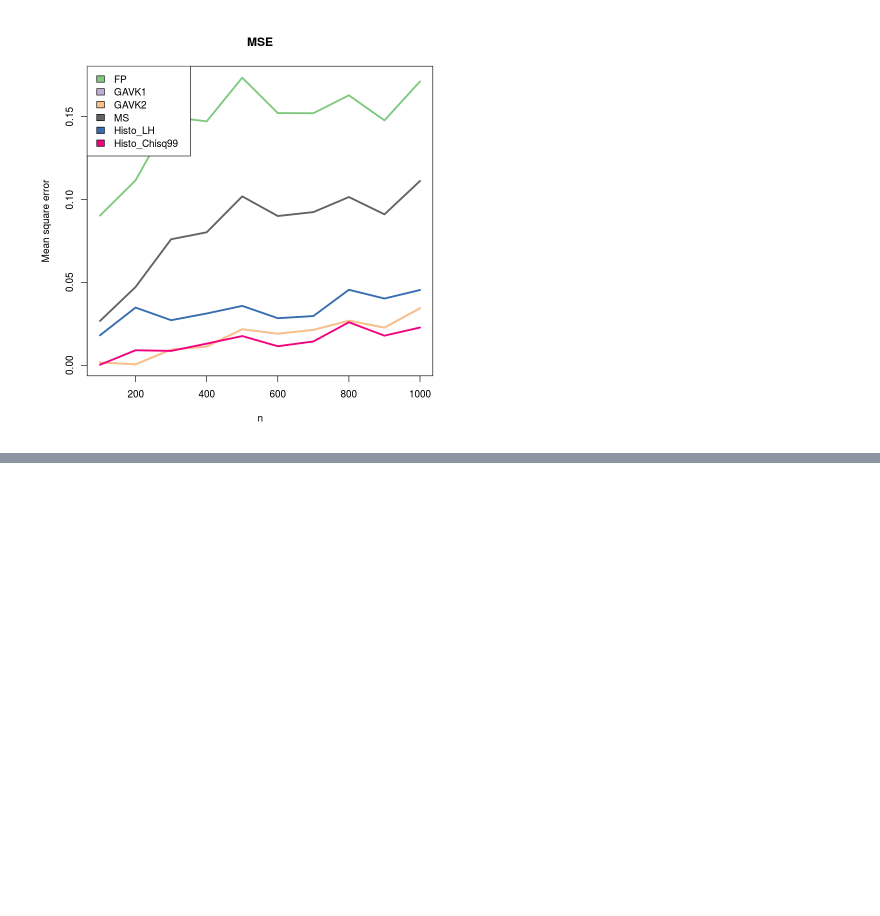
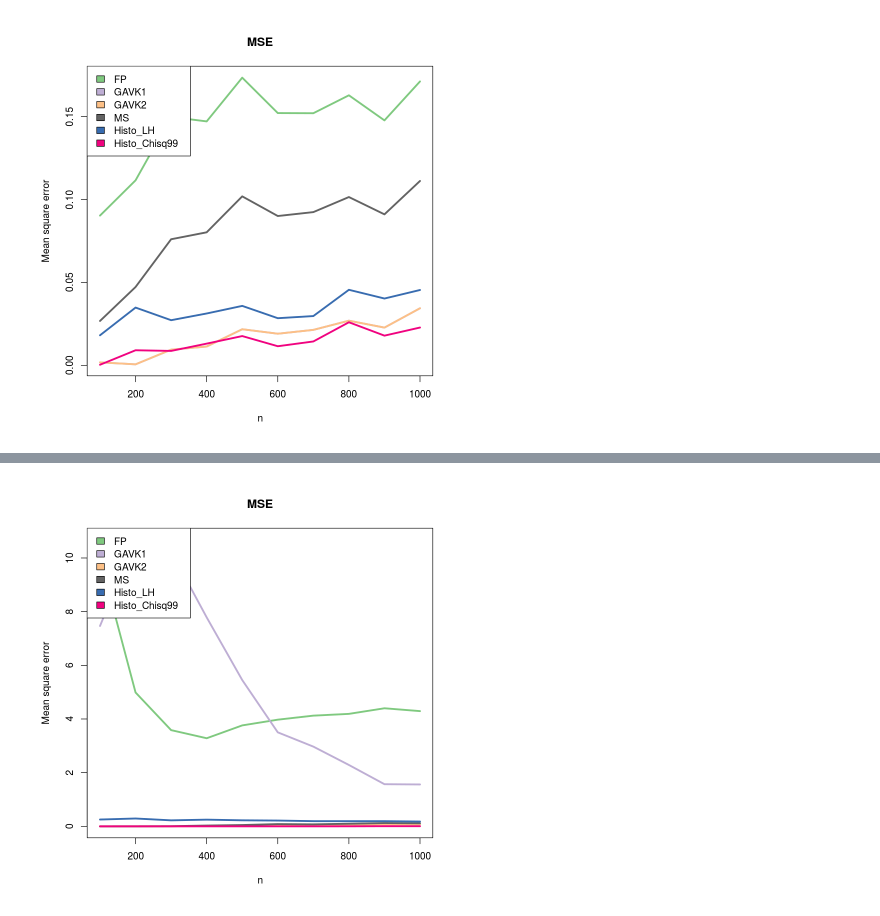
Before and after one commit to leizan/Compare-CMI_Histo-and-CMI_kNN, a Jupyter notebook: Experiment lists.ipynb, the cells around one changed output, grey strips where cells are left out. Saved outputs shown, nothing was run; the diff lists cells and outputs as text; code cells hidden in the pictures; blank space fills up the shorter version.

Commit message:
Copy of the experiment list

```diff
--- a/Experiment lists.ipynb
+++ b/Experiment lists.ipynb
@@ -255,0 +276,27 @@ draw_MSE(res=res_EX2.a)
+# %%
+EX2.b = function(n){
+    x = sample(0:4,n,replace=T)
+    y = rpois(n, lambda=2)
+    z = rep(0,n)
+    for(i in 1:n){
+        z[i] = x[i] + 2 * y[i]
+    }
+    minZ = min(z)
+    maxZ = max(z)
+    z = round(z + rnorm(n))
+    for(i in 1:n){
+        if(z[i] > maxZ){
+            z[i] = maxZ
+        }
+        if(z[i] < minZ){
+            z[i] = minZ
+        }
+    }
+    return(data.frame(x,y,z))
+}
+# %%
+res_EX2.b  = experTrigger(exper=EX2.b, xind=c(1), yind=c(2), zinds=c(3), isCat=c(1:3), trueI=0)
+# %%
+draw_MSE(res=res_EX2.b)
+# %% [output]
+[figure, added]
```
Also changed, not shown: parts of 59 cells of this notebook.
